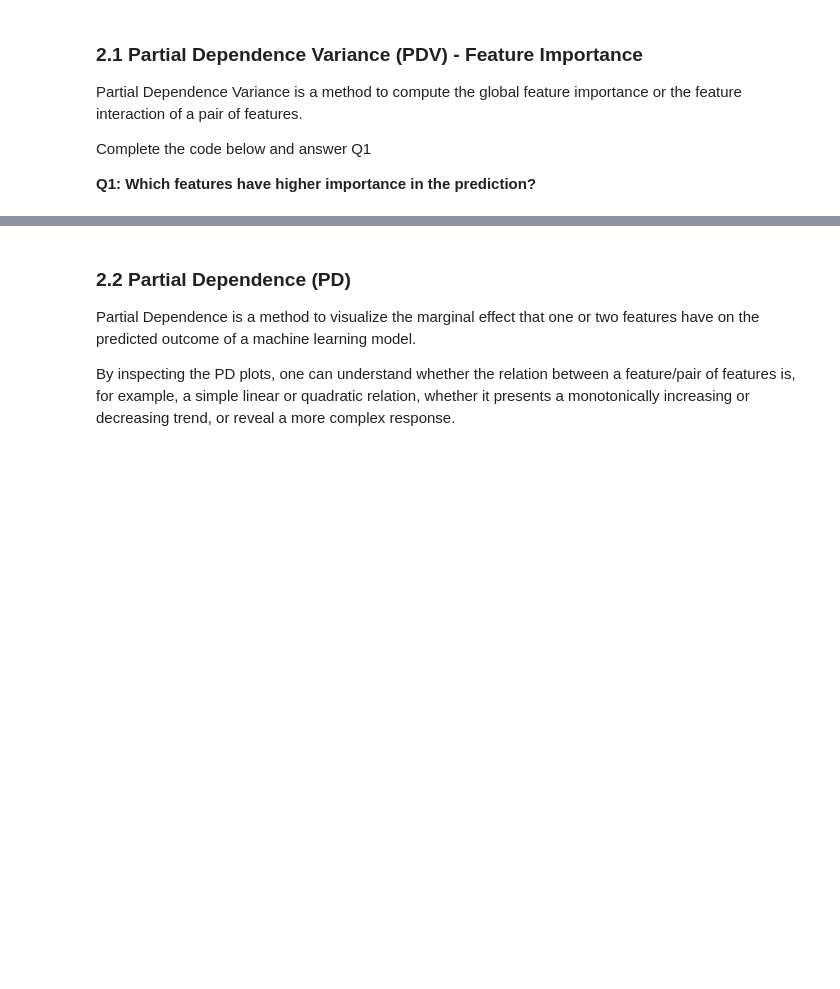
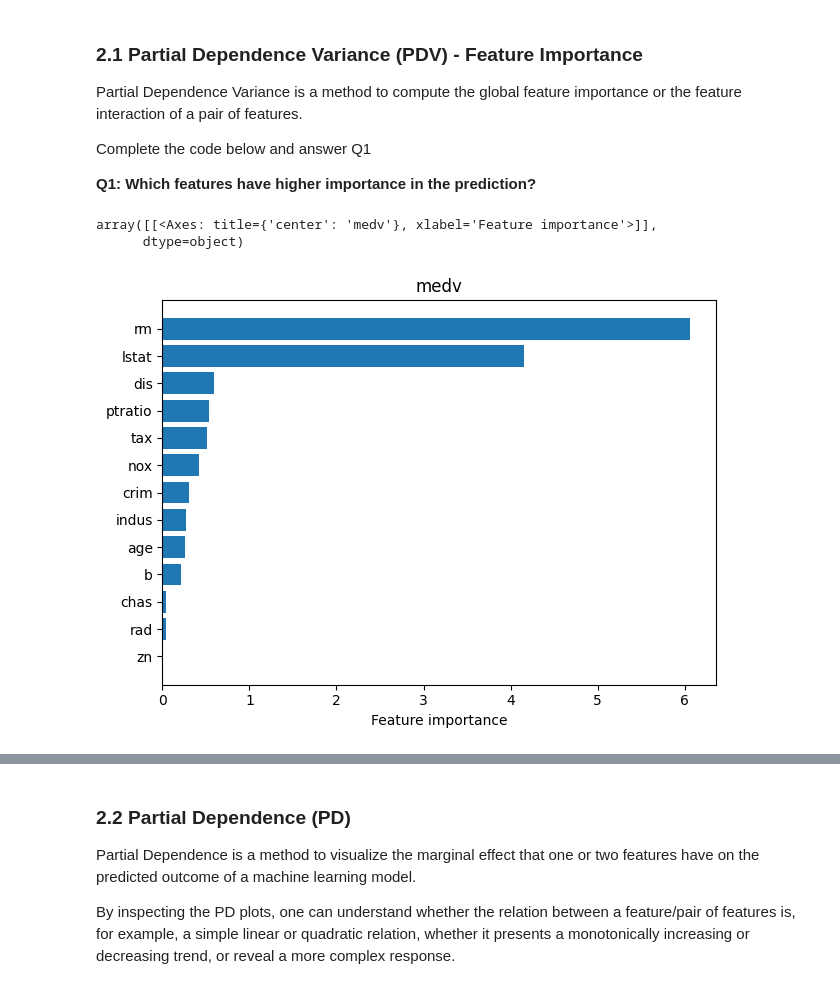
Before and after one commit to blessedmadukoma/mlip-lab-10-explainability-lab, a Jupyter notebook: explainability.ipynb, the cells around one changed output, grey strips where cells are left out. Cells and saved outputs as stored; diff of their text form; code cells hidden in the pictures; blank space fills up the shorter version.

Commit message:
implemented lab 10 explainability

```diff
--- a/explainability.ipynb
+++ b/explainability.ipynb
@@ -175,0 +176,25 @@ Complete the code below and answer Q1
+# %%
+# TODO: Determine which features are more important
+# suggestion: Use PartialDependenceVariance class and explain function using the argument method='importance'
+
+# What Partial dependence variance is: a way to measure globally the feature importance and the strength of the feature interactions between pairs of features
+
+#explainer = ...
+explainer = PartialDependenceVariance(
+    predictor=prediction_fn,
+    feature_names=feature_names,
+    categorical_names=categorical_names,
+    target_names=target_names
+)
+
+exp_importance = exp_importance = explainer.explain(
+    X=X_train,
+    method='importance' # for global importance
+)
+# %%
+# plot the results using
+plot_pd_variance(exp=exp_importance)
+# %% [output]
+array([[<Axes: title={'center': 'medv'}, xlabel='Feature importance'>]],
+      dtype=object)
+[figure, added]
```
Also changed, not shown: parts of 38 cells of this notebook, 2 other files.
